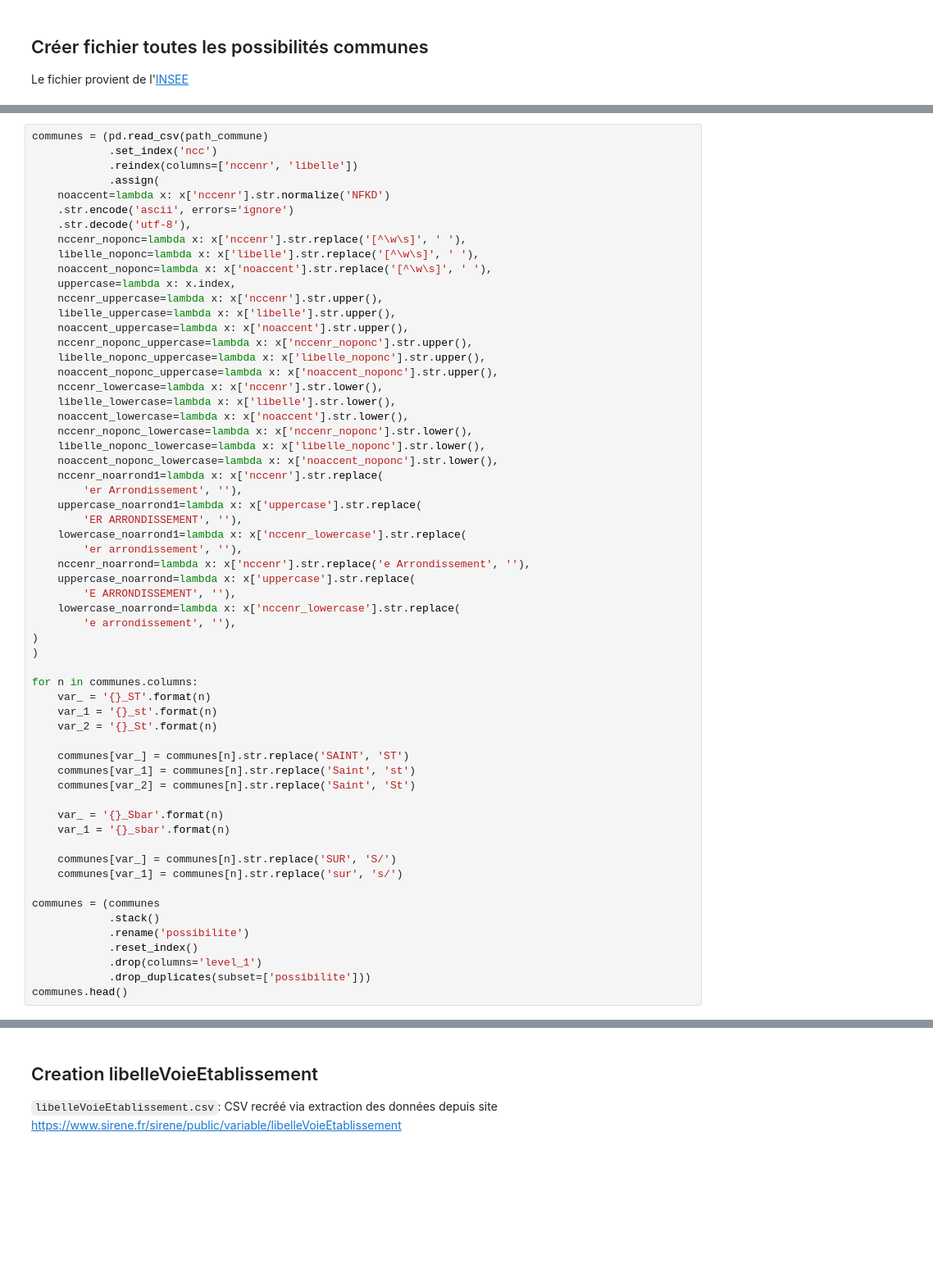
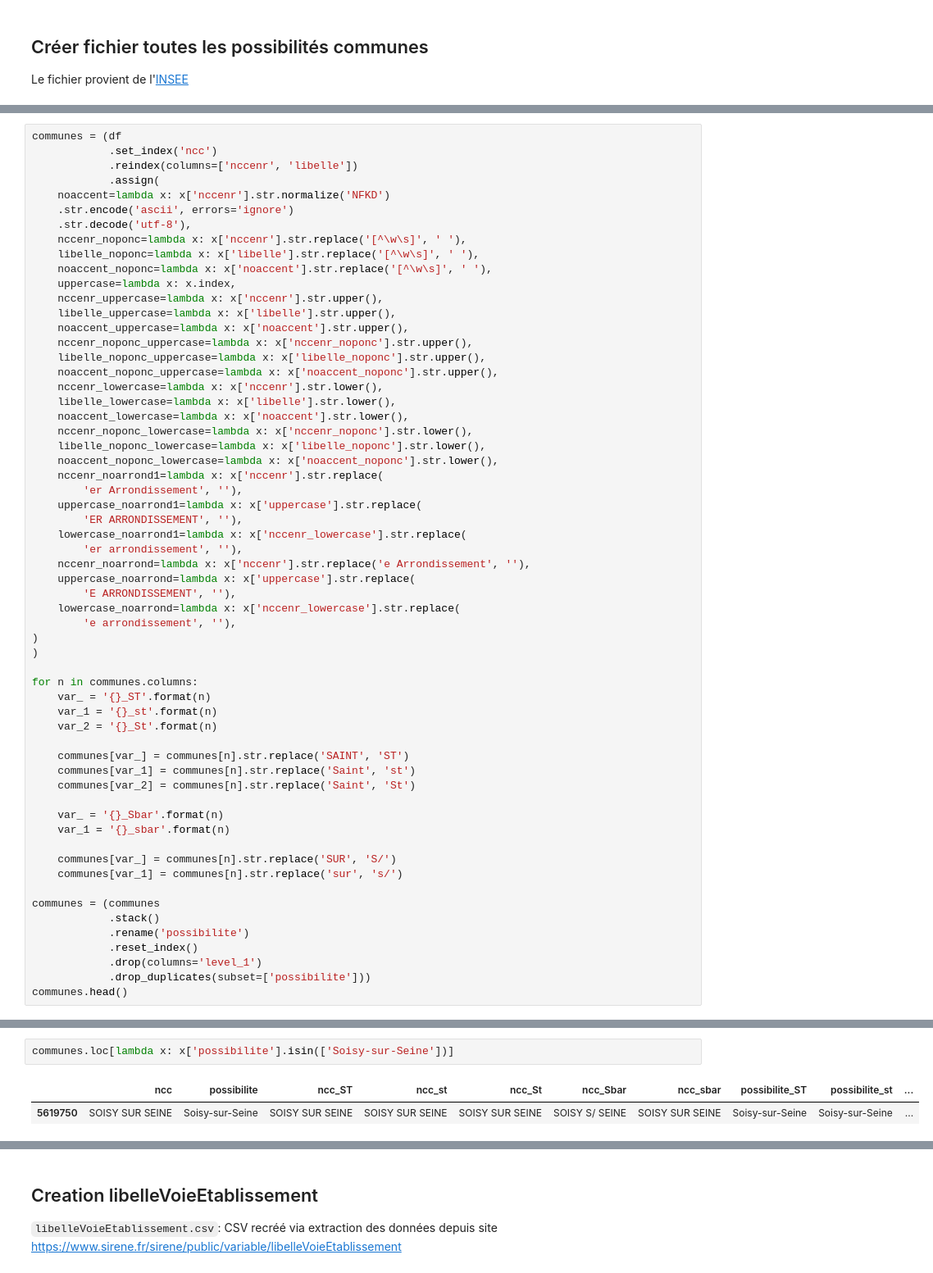
Before and after one commit to thomaspernet/InseeInpi_matching, a Jupyter notebook: Notebooks_matching/Data_preprocessed/programme_matching/data/Source_intermediates.ipynb, the cells around one changed output, grey strips where cells are left out. Shown at 82% size. Cells and saved outputs as stored; diff of their text form; blank space fills up the shorter version.

```diff
--- a/Notebooks_matching/Data_preprocessed/programme_matching/data/Source_intermediates.ipynb
+++ b/Notebooks_matching/Data_preprocessed/programme_matching/data/Source_intermediates.ipynb
@@ -23,5 +123,5 @@ Le fichier provient de l'[INSEE](https://www.insee.fr/fr/information/3720946)
 # %%
-communes = (pd.read_csv(path_commune)
+communes = (df
             .set_index('ncc')
             .reindex(columns=['nccenr', 'libelle'])
             .assign(
@@ -84,0 +190,5 @@ communes.head()
+# %%
+communes.loc[lambda x: x['possibilite'].isin(['Soisy-sur-Seine'])]
+# %% [output]
+|  | ncc | possibilite | ncc_ST | ncc_st | ncc_St | ncc_Sbar | ncc_sbar | possibilite_ST | possibilite_st | ... |
+| 5619750 | SOISY SUR SEINE | Soisy-sur-Seine | SOISY SUR SEINE | SOISY SUR SEINE | SOISY SUR SEINE | SOISY S/ SEINE | SOISY SUR SEINE | Soisy-sur-Seine | Soisy-sur-Seine | ... |
```
Also changed, not shown: parts of 8 cells of this notebook, 14 other files.
